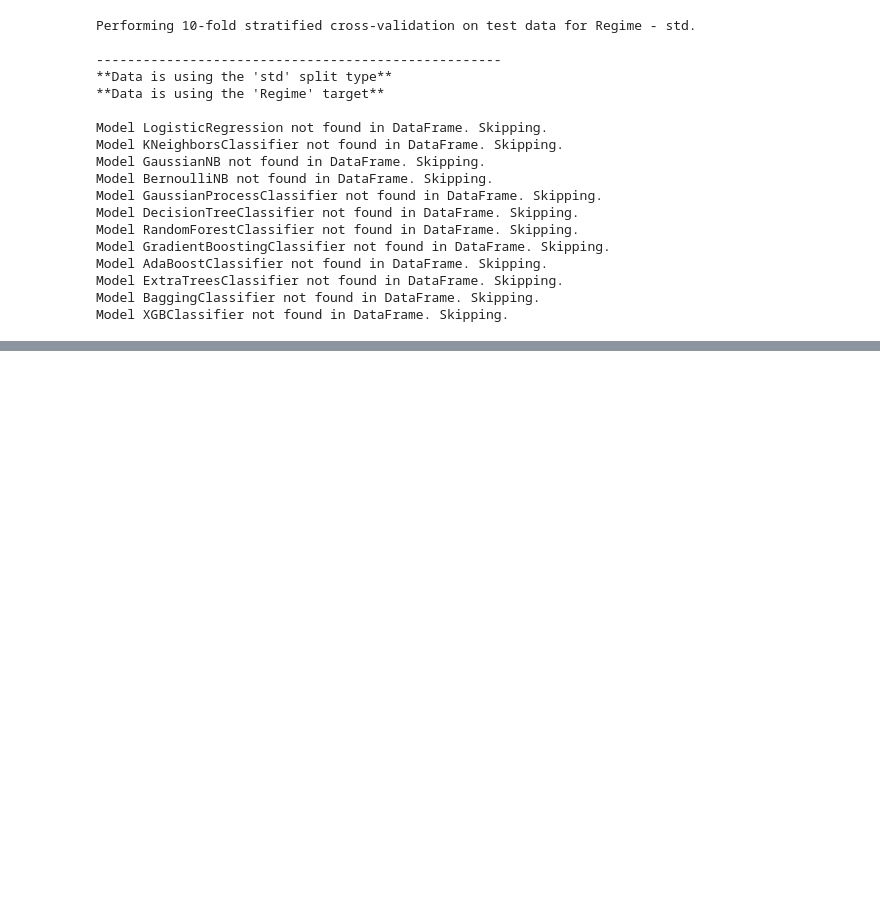
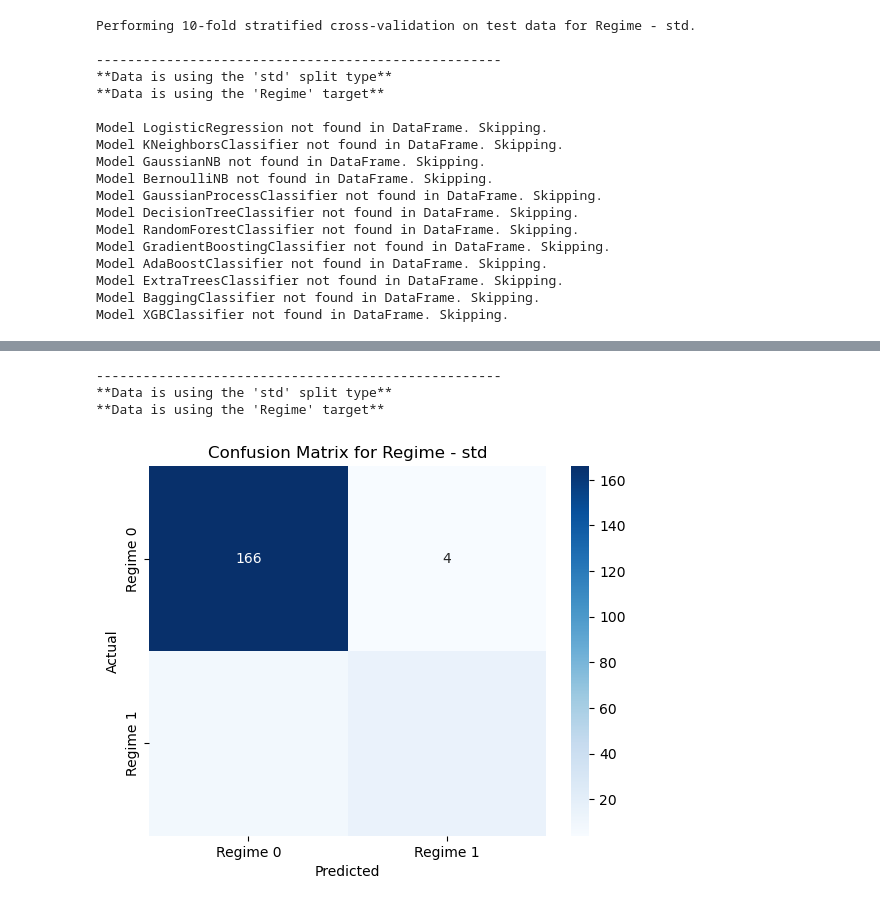
Before and after one commit to jonkerr/bug-free-palm-tree, a Jupyter notebook: permutation_importance_stacked.ipynb, the cells around one changed output, grey strips where cells are left out. Drawn from its saved outputs; the diff is of its cells as text; code cells hidden in the pictures; blank space fills up the shorter version.

```diff
--- a/permutation_importance_stacked.ipynb
+++ b/permutation_importance_stacked.ipynb
@@ -523,3 +537,30 @@ cv_results
 # %% [output]
 |  | mean_recall_score | std_recall | mean_roc_auc_score | std_roc_auc | mean_accuracy_score | std_accuracy | ... |
 | SVC | 0.1333 | 0.2082 | 0.9157 | 0.0988 | 0.8813 | 0.0384 | ... |
+# %%
+#plot confusion matrix
+
+
+def plot_confusion_matrix(model, X_train, X_test, y_test, target=TARGET, split=SPLIT_TYPE):
+    if model.__class__.__name__ in model_needs_scaling:
+        _, X_test = scale_data(X_train, X_test)
+    # fit the model
+    model.fit(X_train, y_train)
+    y_pred = model.predict(X_test)
+    cm = confusion_matrix(y_test, y_pred)
+    sns.heatmap(cm, annot=True, fmt='d', cmap='Blues', xticklabels=[f'{target} 0', f'{target} 1'], yticklabels=[f'{target} 0', f'{target} 1'])
+    plt.xlabel('Predicted')
+    plt.ylabel('Actual')
+    plt.title(f'Confusion Matrix for {target} - {split}')
+    plt.show()
+
+model = get_ensemble_model()
+
+X_train, y_train, X_test, y_test = load_data(model)
+
+plot_confusion_matrix(model, X_train, X_test, y_test)
+# %% [output]
+----------------------------------------------------
+**Data is using the 'std' split type**
+**Data is using the 'Regime' target**
+[figure, added]
```
Also changed, not shown: parts of 3 cells of this notebook, 2 other files.
